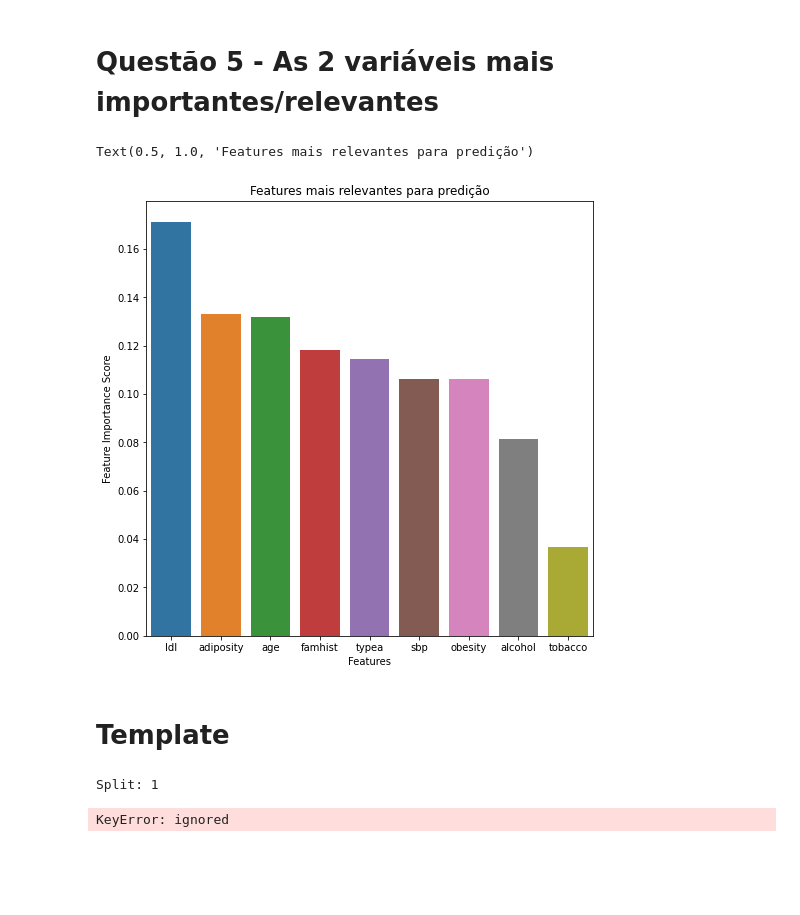
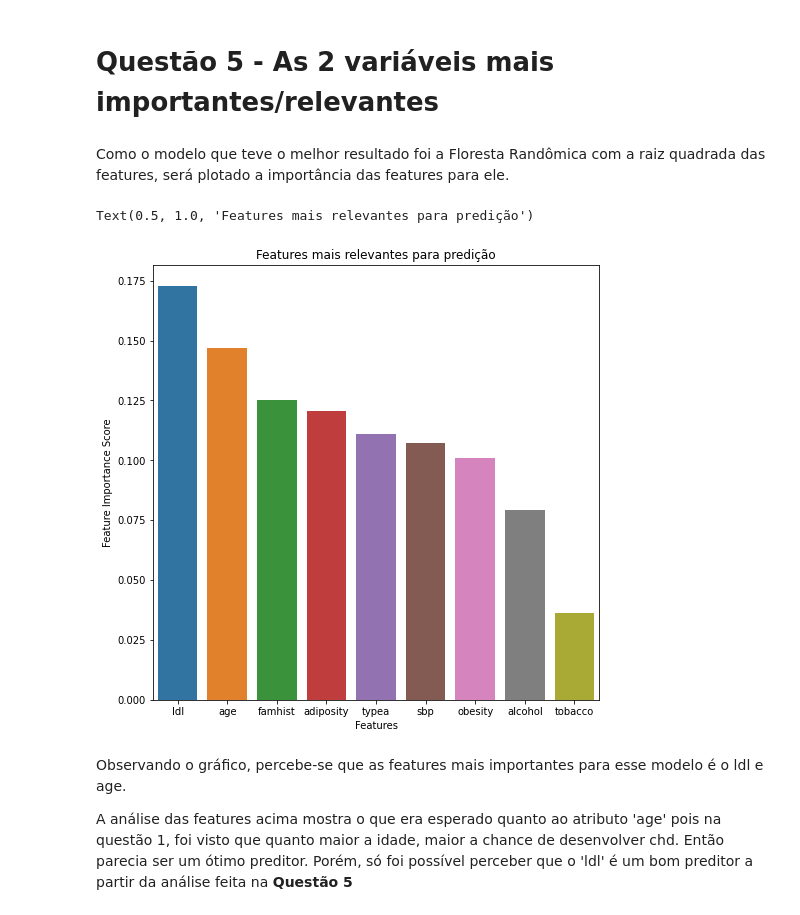
Before and after one commit to GuiCoelhoDev/CoronaryDisease_Analysis, a Jupyter notebook: Projeto1_160123046.ipynb, the cells around one changed output. Cells and saved outputs as stored; diff of their text form; code cells hidden in the pictures; blank space fills up the shorter version.

```diff
--- a/Projeto1_160123046.ipynb
+++ b/Projeto1_160123046.ipynb
@@ -316,95 +372,35 @@ plot_confusion_matrix(actual_classes, predicted_classes, [0,1])
 # %% [markdown]
 # Questão 5 - As 2 variáveis mais importantes/relevantes
+# %% [markdown]
+Como o modelo que teve o melhor resultado foi a Floresta Randômica com a raiz quadrada das features, será plotado a importância das features para ele.
 # %%
 from sklearn.model_selection import train_test_split # for splitting the data into train and test samples
 
 # é isto aqui o responsável
-X=df_not_preprocessed[['sbp','famhist','tobacco','ldl','adiposity','typea','obesity','alcohol','age']]
-y=df_not_preprocessed['chd'].values
+X_not_processed=df_not_preprocessed[['sbp','famhist','tobacco','ldl','adiposity','typea','obesity','alcohol','age']]
+y_not_processed=df_not_preprocessed['chd'].values
 
-X_train, X_test, y_train, y_test = train_test_split(X, y, test_size=0.1, random_state=0)
+X_train, X_test, y_train, y_test = train_test_split(X_not_processed, y_not_processed, test_size=0.1, random_state=0)
 
 clf = RandomForestClassifier(n_estimators=100, max_features=3)
 
 clf.fit(X_train,y_train)
 
 feature_names = df.drop(['chd'], axis=1).keys()
 
 
 feature_imp = pd.Series(clf.feature_importances_, index=feature_names).sort_values(ascending=False)
 feature_imp
 
 plt.figure(figsize=(8,8))
 sns.barplot(x=feature_imp.index, y=feature_imp)
 plt.xlabel('Features')
 plt.ylabel('Feature Importance Score')
 plt.title("Features mais relevantes para predição")
 # %% [output]
 Text(0.5, 1.0, 'Features mais relevantes para predição')
-[figure, old version]
+[figure, new version]
-# %% [markdown]
-# Template
-# %%
-modelx = cp.deepcopy(cart_model) # copy the model
-
-no_classes = len(np.unique(y)) # 2
-
-actual_classes = np.empty([0], dtype=int) # inicializa
-
-predicted_classes = np.empty([0], dtype=int) # inicializa
-
-predicted_proba = np.empty([0, no_classes])
-
-type_of_print = predicted_proba #@param ['test_index','no_classes','actual_classes','predicted_classes','predicted_proba'] {type:"raw"}
-# print(type_of_print)
-
-i = 1;
-for train_index, test_index in kfold.split(X):
-
-  print('Split:', i)
-
-  X_train, X_test, y_train, y_test = X[train_index], X[test_index], y[train_index], y[test_index]
-
-  # array de 0 ou 1 em que cada iteração, adiciona mais 47 elementos de teste
-  actual_classes = np.append(actual_classes, y_test) # 47, 94
-
-  modelx.fit(X_train, y_train)
-  predicted_classes = np.append(predicted_classes, modelx.predict(X_test)) # 47, 94
-
-  try:
-    predicted_proba = np.append(predicted_proba, modelx.predict_proba(X_test),axis=0)
-  except:
-    predicted_proba = np.append(predicted_proba, np.zeros((len(X_test), no_classes), dtype=float), axis=0)
-
-
-
-  # print('Actual',actual_classes)
-  # print('Predicted' ,predicted_classes[:7])
-  # print(test_index[:7])
-  # print(predicted_proba[:7])
-  # print(X[test_index])
-  i+=1
-
-
-
-###
-
-type_of_print = y #@param ["X",'X1',"y",'test'] {type:"raw"}
-# print(type_of_print)
-
-# df_not_preprocessed.query('id == 67')
-
-
-###
-# cv_results = cross_val_score(cart_model, X, y, cv=skfold, scoring='accuracy', verbose=10)
-# print(cv_results.mean(), cv_results.std())
-# print("======================================")
-# print('%s: %f (%f)' % ("CART", cv_results.mean(), cv_results.std()))
-
-# for train_indexes, test_indexes in skfold.split(X,y):
-#   print("Split:", i)
-  # type_of_print = len(test_indexes) #@param ["train_indexes","len(test_indexes)", "skfold.split(X,y)"] {type:"raw"}
-  # type_of_print2 = test_indexes #@param ["train_indexes","test_indexes", "skfold.split(X,y)"] {type:"raw"}
-# %% [output]
-Split: 1
-KeyError: ignored
+# %% [markdown]
+Observando o gráfico, percebe-se que as features mais importantes para esse modelo é o ldl e age.
+
+A análise das features acima mostra o que era esperado quanto ao atributo 'age' pois na questão 1, foi visto que quanto maior a idade, maior a chance de desenvolver chd. Então parecia ser um ótimo preditor. Porém, só foi possível perceber que o 'ldl' é um bom preditor a partir da análise feita na **Questão 5**
```
Also changed, not shown: parts of 15 cells of this notebook.
